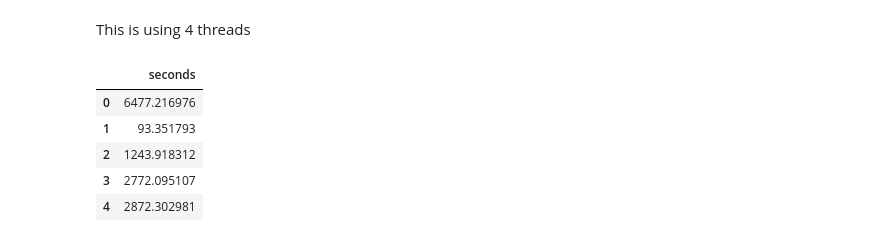
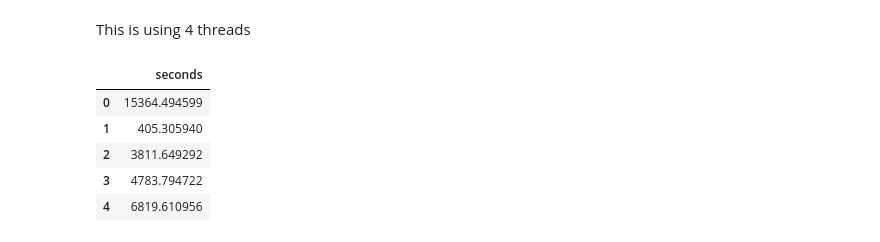
Before and after one commit to erinaldi/bmn2-qiskit, a Jupyter notebook: notebooks/00_figures.ipynb, the cells around one changed output. Saved outputs shown, nothing was run; the diff lists cells and outputs as text; code cells hidden in the pictures.

```diff
--- a/notebooks/00_figures.ipynb
+++ b/notebooks/00_figures.ipynb
@@ -467,15 +480,15 @@ plt.savefig("../figures/bosBMN_L4_couplings_e-diff_ry_depth3_reps10_max10000.svg
 # %% [markdown]
 This is using 4 threads
 # %%
-df = pd.read_csv("times_bos.csv", dtype=float)
+df = pd.read_csv("../data/times_mini.csv", dtype=float)
 df.head()
 # %% [output]
 |  | seconds |
-| 0 | 6477.216976 |
-| 1 | 93.351793 |
-| 2 | 1243.918312 |
-| 3 | 2772.095107 |
-| 4 | 2872.302981 |
+| 0 | 15364.494599 |
+| 1 | 405.305940 |
+| 2 | 3811.649292 |
+| 3 | 4783.794722 |
+| 4 | 6819.610956 |
 # %%
 df.plot.hist()
 # %%
```
Also changed, not shown: parts of 21 cells of this notebook, 8 other files.
